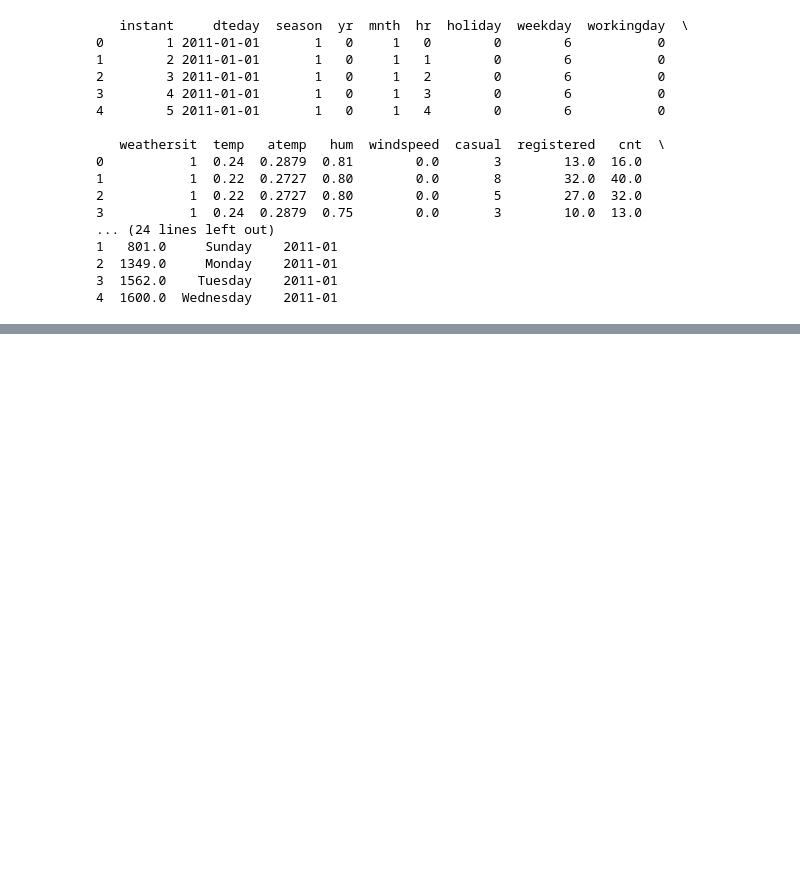
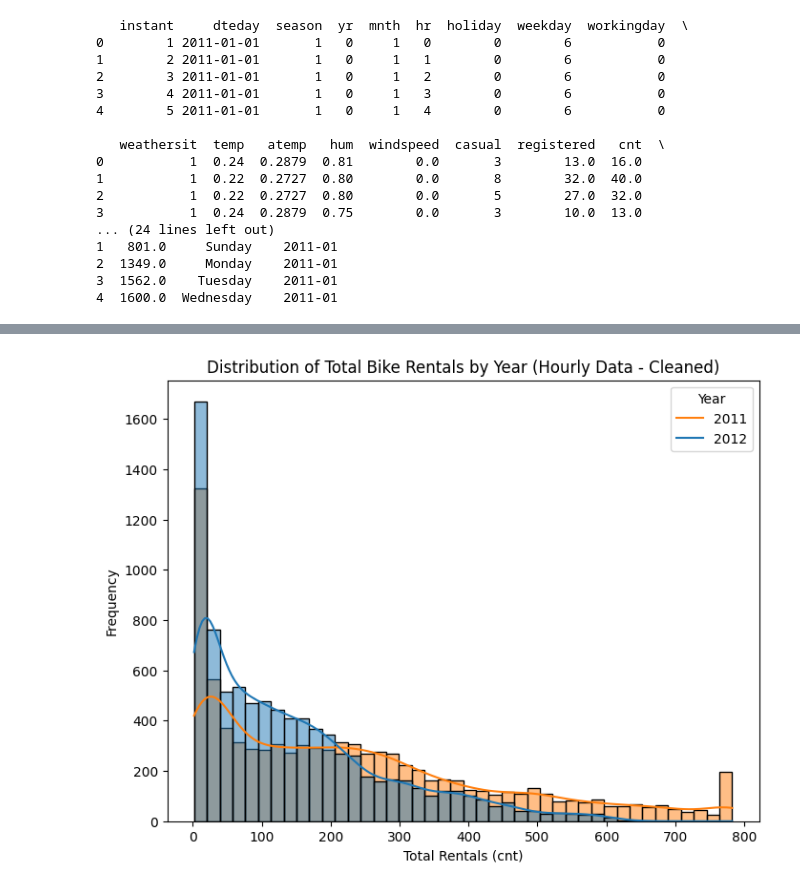
Before and after one commit to farismnrr/data_analyst_bike_sharing, a Jupyter notebook: bike_sharing.ipynb, the cells around one changed output, grey strips where cells are left out. Saved outputs shown, nothing was run; the diff lists cells and outputs as text; code cells hidden in the pictures; blank space fills up the shorter version.

```diff
--- a/bike_sharing.ipynb
+++ b/bike_sharing.ipynb
@@ -413,0 +548,11 @@ print(daily_data_cleaned.head())
+# %%
+# Histogram of total rentals, separated by year.
+plt.figure(figsize=(8, 6))
+sns.histplot(data=hourly_data_clean, x='cnt', hue='yr', kde=True, multiple='layer')
+plt.title('Distribution of Total Bike Rentals by Year (Hourly Data - Cleaned)')
+plt.xlabel('Total Rentals (cnt)')
+plt.ylabel('Frequency')
+plt.legend(title='Year', labels=['2011', '2012'])
+plt.show()
+# %% [output]
+[figure, added]
```
Also changed, not shown: parts of 74 cells of this notebook.
